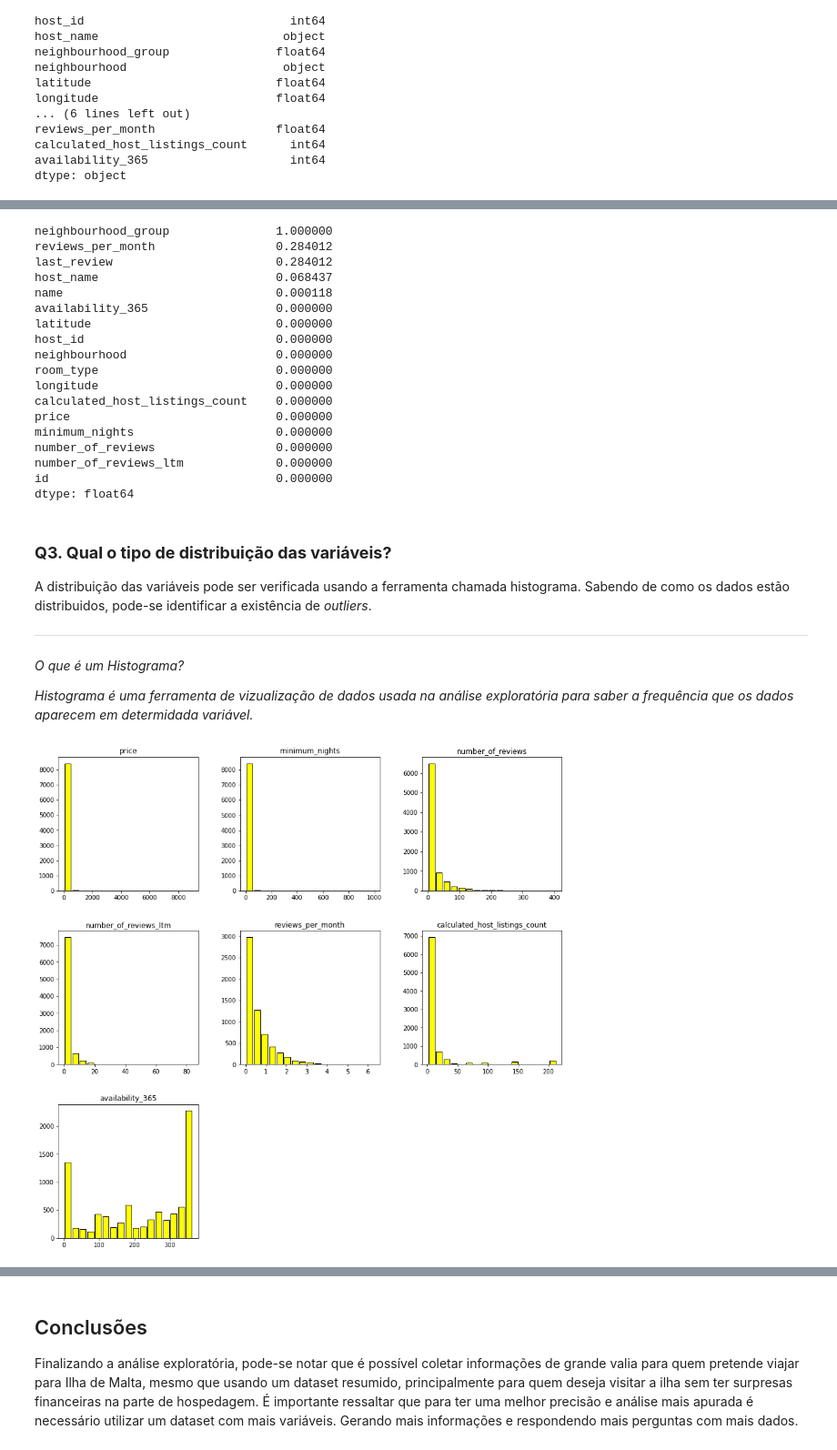
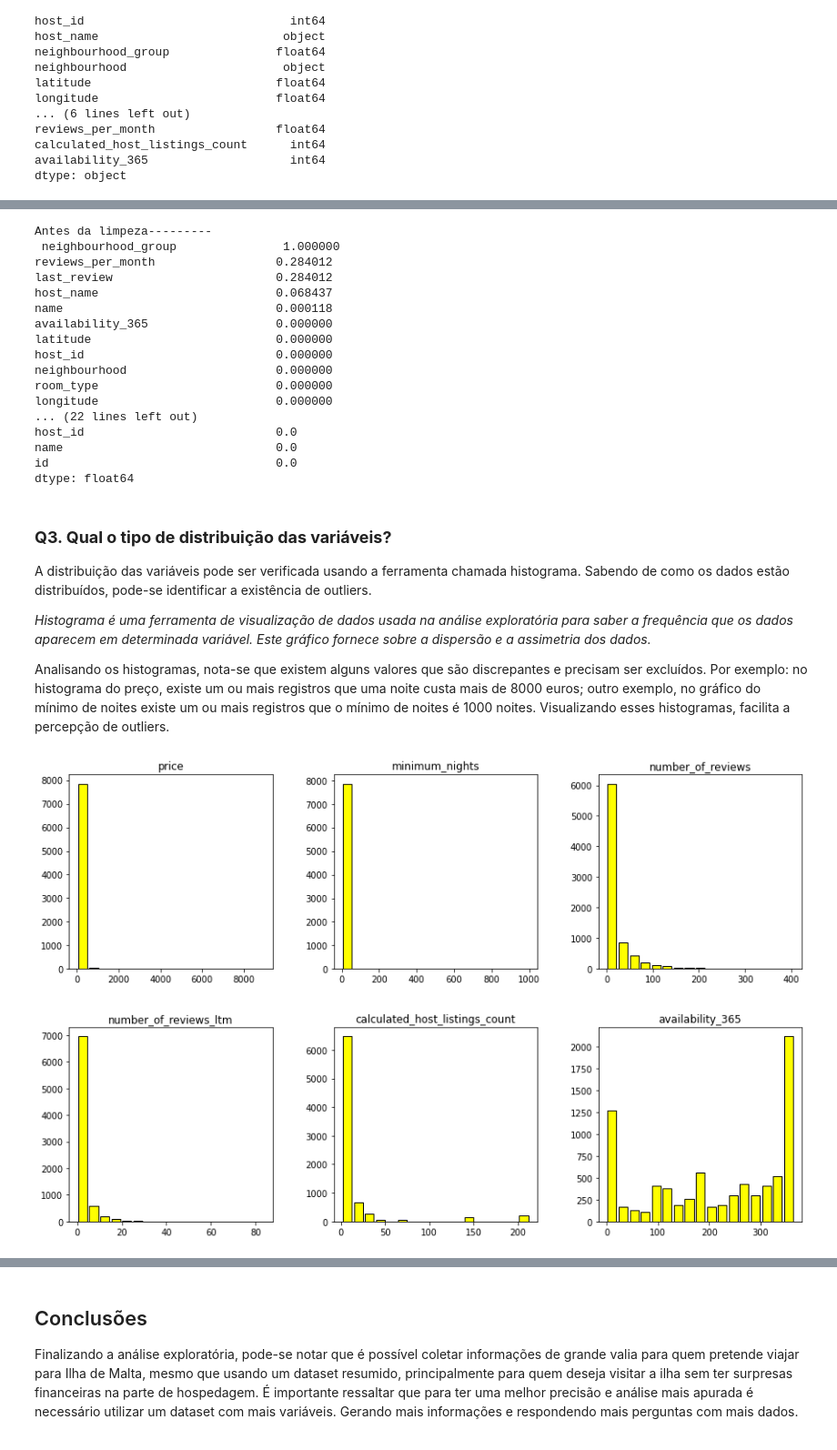
Before and after one commit to joaovicbrss/portfolio, a Jupyter notebook: Analisando_os_Dados_do_Airbnb_da_Ilha_de_Malta.ipynb, the cells around one changed output, grey strips where cells are left out. Shown at 91% size. Drawn from its saved outputs; the diff is of its cells as text; code cells hidden in the pictures.

```diff
--- a/Analisando_os_Dados_do_Airbnb_da_Ilha_de_Malta.ipynb
+++ b/Analisando_os_Dados_do_Airbnb_da_Ilha_de_Malta.ipynb
@@ -112,8 +119,17 @@ Seguindo na análise, é necessário saber a quantidade de valores ausêntes. De
 # %%
 # ordenar em ordem decrescente as variáveis por seus valores ausente
-(df.isnull().sum() / df.shape[0]).sort_values(ascending=False)
+print('Antes da limpeza---------\n',(df.isnull().sum() / df.shape[0]).sort_values(ascending=False))
+
+# excluindo colunas com valor ausente
+df.drop(columns=['neighbourhood_group','reviews_per_month','last_review'], inplace=True)
+
+# excluindo entradas com dados ausentes
+df.dropna(axis=0, inplace=True)
+
+print('\n\n\nDepois da limpeza---------\n',(df.isnull().sum() / df.shape[0]).sort_values(ascending=False))
 # %% [output]
-neighbourhood_group               1.000000
+Antes da limpeza---------
+ neighbourhood_group               1.000000
 reviews_per_month                 0.284012
 last_review                       0.284012
 host_name                         0.068437
@@ -124,30 +140,22 @@ host_id                           0.000000
 neighbourhood                     0.000000
 room_type                         0.000000
 longitude                         0.000000
-calculated_host_listings_count    0.000000
-price                             0.000000
-minimum_nights                    0.000000
-number_of_reviews                 0.000000
-number_of_reviews_ltm             0.000000
-id                                0.000000
+... (22 lines left out)
+host_id                           0.0
+name                              0.0
+id                                0.0
 dtype: float64
 # %% [markdown]
 ### **Q3. Qual o tipo de distribuição das variáveis?**
 
-A distribuição das variáveis pode ser verificada usando a ferramenta chamada histograma. Sabendo de como os dados estão distribuidos, pode-se identificar a existência de _outliers_.
+A distribuição das variáveis pode ser verificada usando a ferramenta chamada histograma. Sabendo de como os dados estão distribuídos, pode-se identificar a existência de outliers.
 
+_Histograma é uma ferramenta de visualização de dados usada na análise exploratória para saber a frequência que os dados aparecem em determinada variável. Este gráfico fornece sobre a dispersão e a assimetria dos dados._
 
-
----
-
-
-
-_O que é um Histograma?_
-
-_Histograma é uma ferramenta de vizualização de dados usada na análise exploratória para saber a frequência que os dados aparecem em determidada variável._
+Analisando os histogramas, nota-se que existem alguns valores que são discrepantes e precisam ser excluídos. Por exemplo: no histograma do preço, existe um ou mais registros que uma noite custa mais de 8000 euros; outro exemplo, no gráfico do mínimo de noites existe um ou mais registros que o mínimo de noites é 1000 noites. Visualizando esses histogramas, facilita a percepção de outliers.
 # %%
 # plotar o histograma das variáveis numéricas
-list_hist = ['price','minimum_nights','number_of_reviews','number_of_reviews_ltm','reviews_per_month','calculated_host_listings_count','availability_365']
+list_hist = ['price','minimum_nights','number_of_reviews','number_of_reviews_ltm','calculated_host_listings_count','availability_365']
 df.hist(list_hist, bins=17, figsize=(15,20),color='yellow', layout=(4,3), grid=False, rwidth=0.8, edgecolor='black');
 # %% [output]
-[figure, old version]
+[figure, new version]
```
Also changed, not shown: parts of 25 cells of this notebook.
